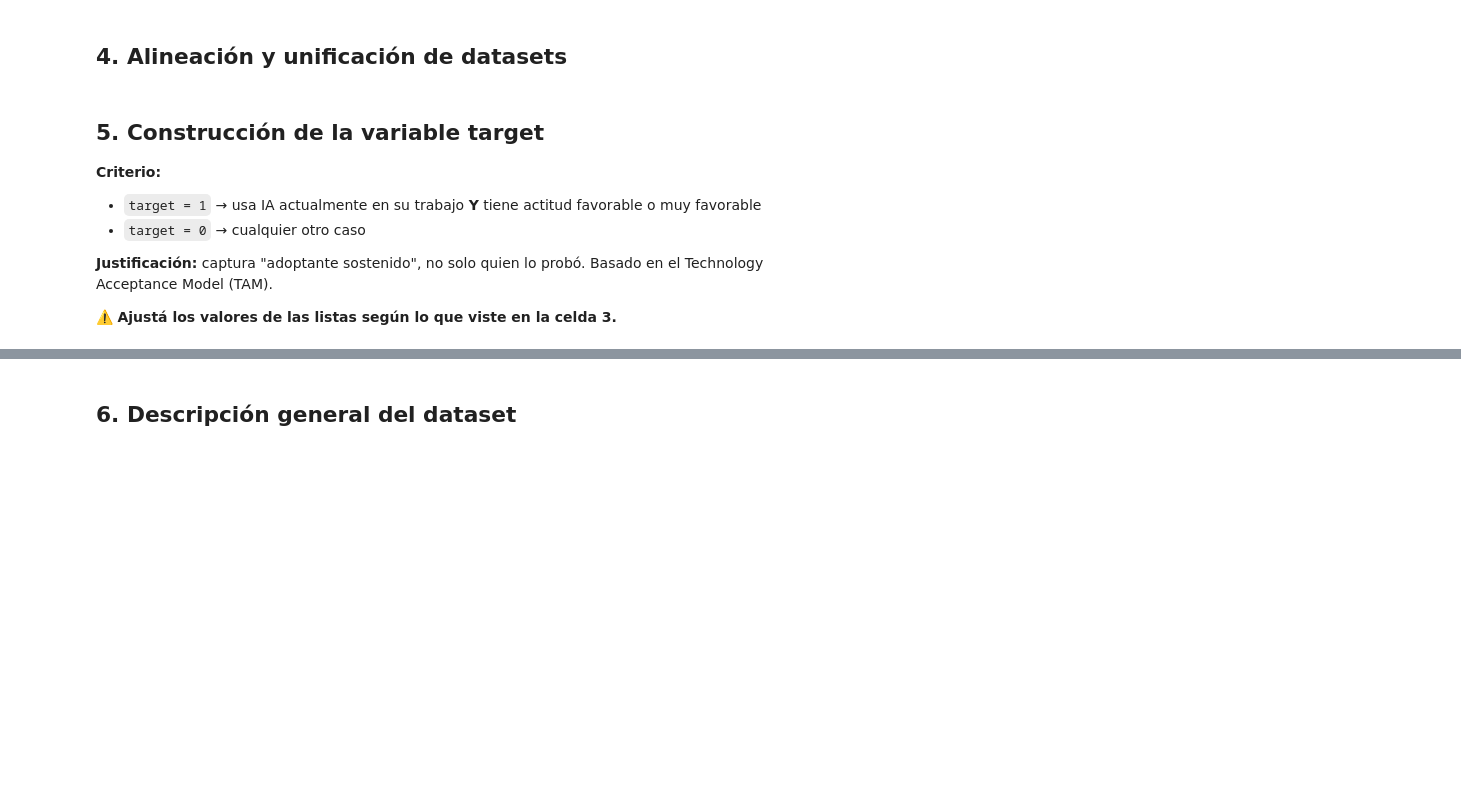
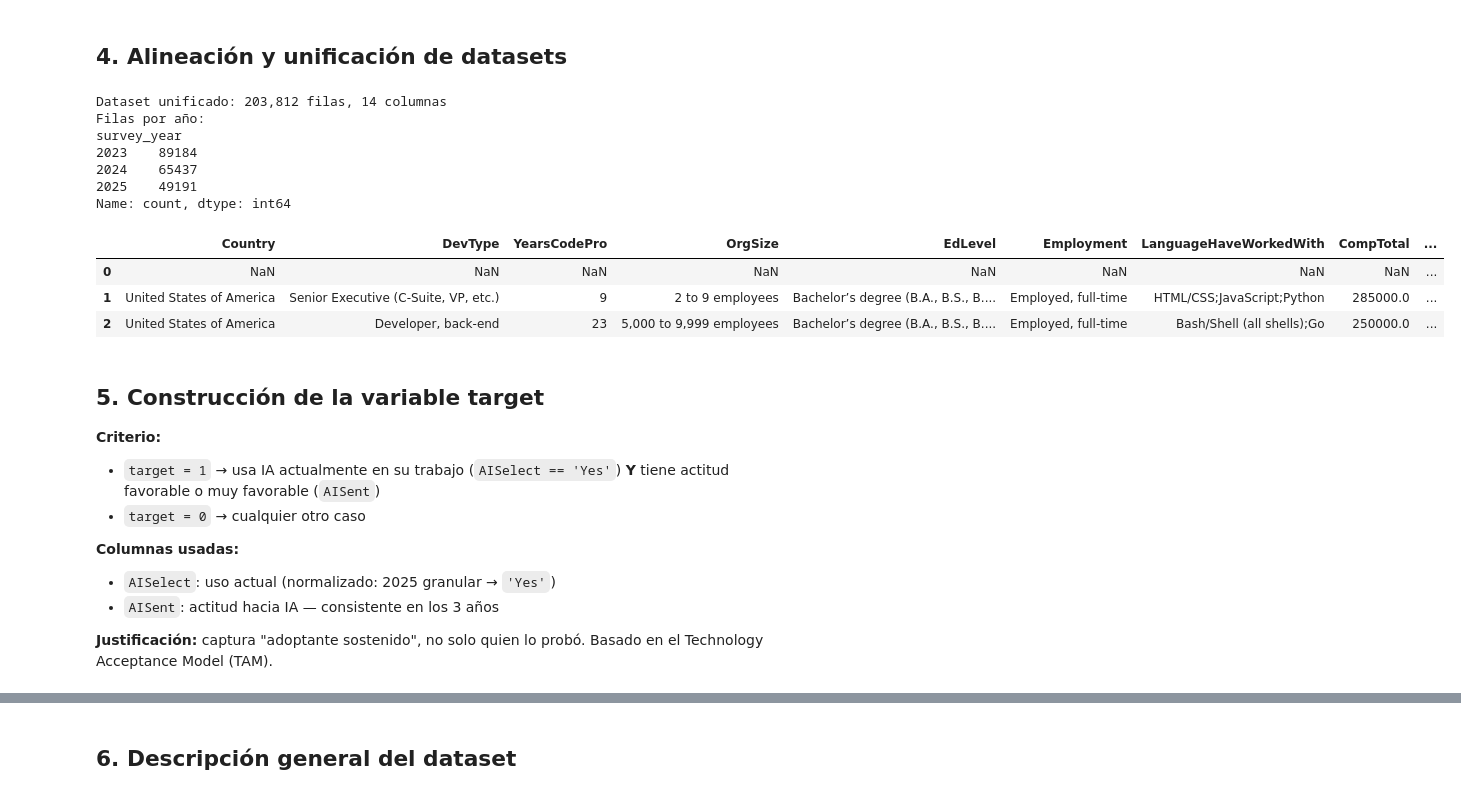
Before and after one commit to dhruszecki/maestria-taller-de-tesis-1, a Jupyter notebook: notebooks/01_exploracion.ipynb, the cells around one changed output, grey strips where cells are left out. Saved outputs shown, nothing was run; the diff lists cells and outputs as text; code cells hidden in the pictures; blank space fills up the shorter version.

Commit message:
se agrego 2025 al como parte del dataset

```diff
--- a/notebooks/01_exploracion.ipynb
+++ b/notebooks/01_exploracion.ipynb
@@ -26,9 +33,30 @@ Descargá los CSVs desde https://survey.stackoverflow.co/ y colocálos en `../da
 # %%
 df23 = pd.read_csv('../data/survey_results_public_2023.csv', low_memory=False)
 df24 = pd.read_csv('../data/survey_results_public_2024.csv', low_memory=False)
+df25 = pd.read_csv('../data/survey_results_public_2025.csv', low_memory=False)
 
 df23['survey_year'] = 2023
 df24['survey_year'] = 2024
+df25['survey_year'] = 2025
+
+# --- Normalización de schemas ---
+
+# 2025: AISelect usa valores granulares de frecuencia → normalizar a 'Yes'
+aiselect_yes_2025 = [
+    'Yes, I use AI tools daily',
+    'Yes, I use AI tools weekly',
+    'Yes, I use AI tools monthly or infrequently',
+]
+df25['AISelect'] = df25['AISelect'].apply(
+    lambda v: 'Yes' if v in aiselect_yes_2025 else v
+)
+
+# 2025: YearsCodePro no existe; renombrar YearsCode a YearsCodePro para unificar
+# (2023 y 2024 tienen ambas columnas, en 2025 solo existe YearsCode)
+if 'YearsCodePro' not in df25.columns and 'YearsCode' in df25.columns:
+    df25['YearsCodePro'] = df25['YearsCode']
 
 print(f'2023: {df23.shape[0]:,} filas, {df23.shape[1]} columnas')
 print(f'2024: {df24.shape[0]:,} filas, {df24.shape[1]} columnas')
+print(f'2025: {df25.shape[0]:,} filas, {df25.shape[1]} columnas')
+print(f'Total acumulado: {df23.shape[0] + df24.shape[0] + df25.shape[0]:,} filas')
@@ -57,28 +123,44 @@ for col in ['AISelect', 'AIAcc', 'AISent']:
 # %%
 cols_perfil = [
     'Country', 'DevType', 'YearsCodePro', 'OrgSize',
     'EdLevel', 'Employment', 'LanguageHaveWorkedWith',
     'CompTotal', 'WorkExp', 'survey_year'
 ]
-cols_ia = ['AISelect', 'AIAcc', 'AISent', 'AIBen']
+cols_ia = ['AISelect', 'AISent', 'AIAcc', 'AIBen']
 
 def filtrar_cols(df, cols):
     return [c for c in cols if c in df.columns]
 
 df23_sub = df23[filtrar_cols(df23, cols_perfil + cols_ia)].copy()
 df24_sub = df24[filtrar_cols(df24, cols_perfil + cols_ia)].copy()
+df25_sub = df25[filtrar_cols(df25, cols_perfil + cols_ia)].copy()
 
-df = pd.concat([df23_sub, df24_sub], ignore_index=True)
+df = pd.concat([df23_sub, df24_sub, df25_sub], ignore_index=True)
 print(f'Dataset unificado: {df.shape[0]:,} filas, {df.shape[1]} columnas')
+print(f'Filas por año:\n{df["survey_year"].value_counts().sort_index()}')
 df.head(3)
+# %% [output]
+Dataset unificado: 203,812 filas, 14 columnas
+Filas por año:
+survey_year
+2023    89184
+2024    65437
+2025    49191
+Name: count, dtype: int64
+|  | Country | DevType | YearsCodePro | OrgSize | EdLevel | Employment | LanguageHaveWorkedWith | CompTotal | ... |
+| 0 | NaN | NaN | NaN | NaN | NaN | NaN | NaN | NaN | ... |
+| 1 | United States of America | Senior Executive (C-Suite, VP, etc.) | 9 | 2 to 9 employees | Bachelor’s degree (B.A., B.S., B.... | Employed, full-time | HTML/CSS;JavaScript;Python | 285000.0 | ... |
+| 2 | United States of America | Developer, back-end | 23 | 5,000 to 9,999 employees | Bachelor’s degree (B.A., B.S., B.... | Employed, full-time | Bash/Shell (all shells);Go | 250000.0 | ... |
 # %% [markdown]
 ## 5. Construcción de la variable target
 
 **Criterio:**
-- `target = 1` → usa IA actualmente en su trabajo **Y** tiene actitud favorable o muy favorable
+- `target = 1` → usa IA actualmente en su trabajo (`AISelect == 'Yes'`) **Y** tiene actitud favorable o muy favorable (`AISent`)
 - `target = 0` → cualquier otro caso
 
+**Columnas usadas:**
+- `AISelect`: uso actual (normalizado: 2025 granular → `'Yes'`)
+- `AISent`: actitud hacia IA — consistente en los 3 años
+
 **Justificación:** captura "adoptante sostenido", no solo quien lo probó. Basado en el Technology Acceptance Model (TAM).
-
-⚠️ **Ajustá los valores de las listas según lo que viste en la celda 3.**
 # %%
```
Also changed, not shown: parts of 11 cells of this notebook, 5 other files.
